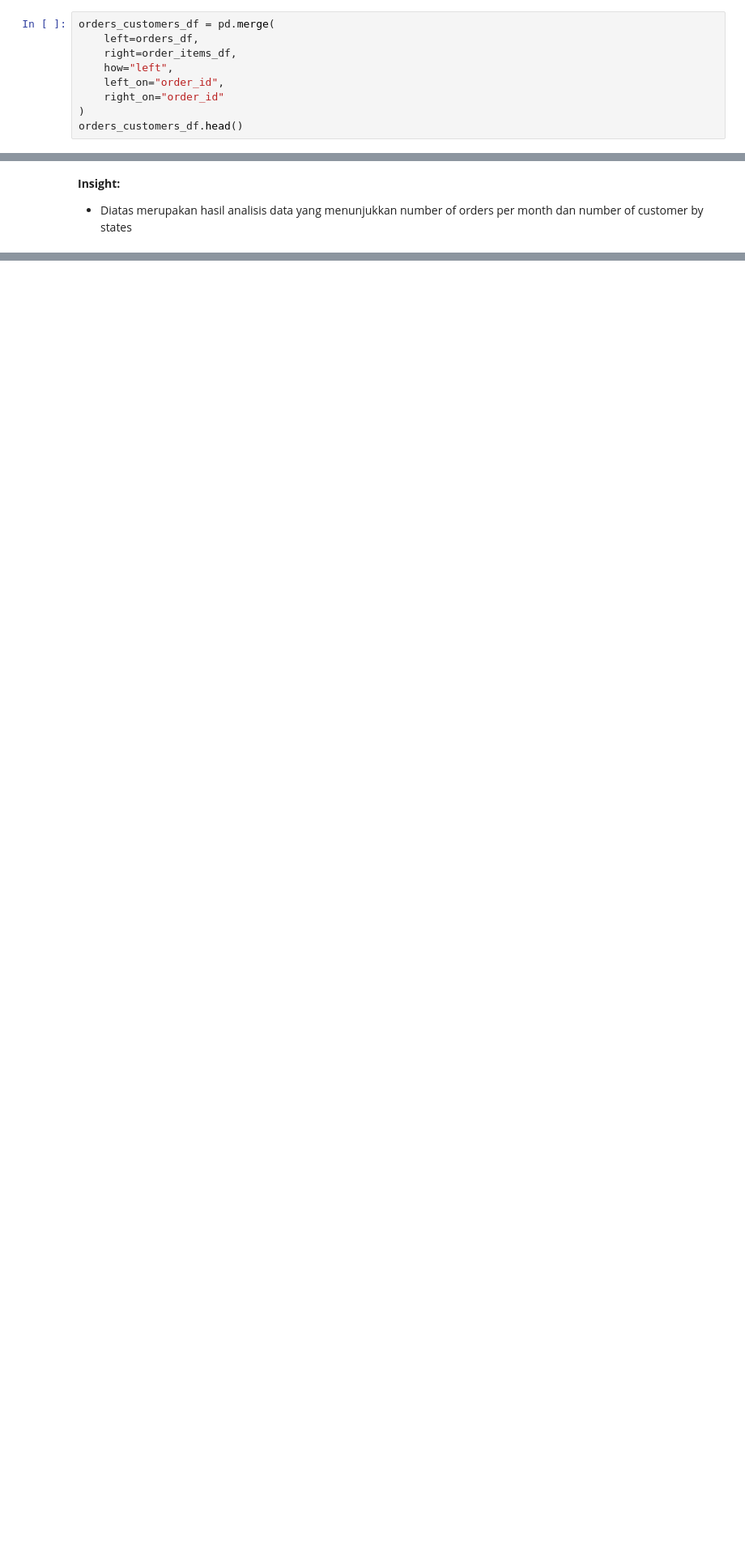
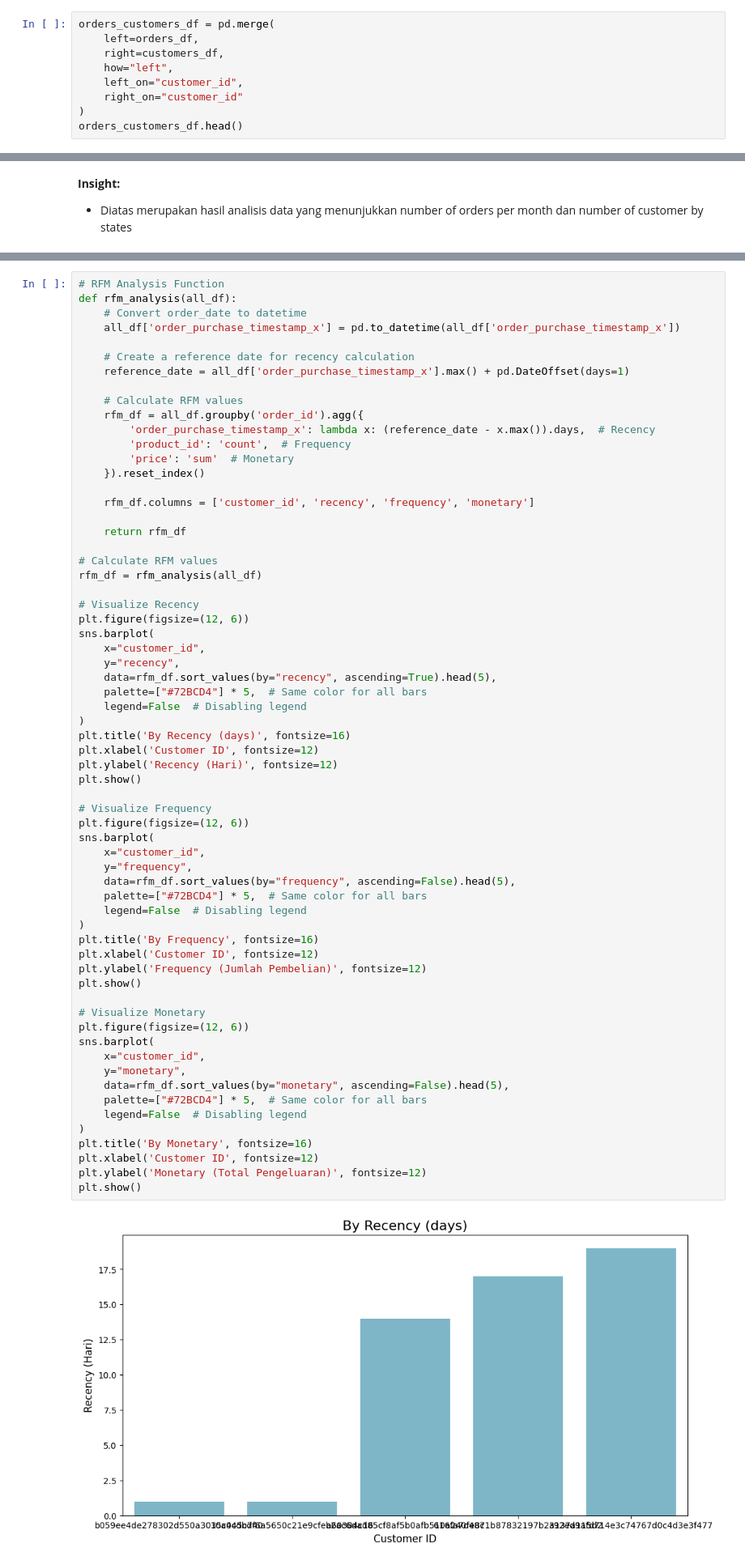
Before and after one commit to nafisahh33/app, a Jupyter notebook: Proyek_Analisis_Data.ipynb, the cells around one changed output, grey strips where cells are left out. Shown: that part at 81% size. Saved outputs shown, nothing was run; the diff lists cells and outputs as text; blank space fills up the shorter version.

```diff
--- a/Proyek_Analisis_Data.ipynb
+++ b/Proyek_Analisis_Data.ipynb
@@ -986,10 +986,10 @@ dtype: int64
 # %%
 orders_customers_df = pd.merge(
     left=orders_df,
-    right=order_items_df,
+    right=customers_df,
     how="left",
-    left_on="order_id",
-    right_on="order_id"
+    left_on="customer_id",
+    right_on="customer_id"
 )
 orders_customers_df.head()
 # %% [output]
@@ -1109,0 +1110,66 @@ all_df.to_csv("all_data.csv", index=False)
+# %%
+# RFM Analysis Function
+def rfm_analysis(all_df):
+    # Convert order_date to datetime
+    all_df['order_purchase_timestamp_x'] = pd.to_datetime(all_df['order_purchase_timestamp_x'])
+
+    # Create a reference date for recency calculation
+    reference_date = all_df['order_purchase_timestamp_x'].max() + pd.DateOffset(days=1)
+
+    # Calculate RFM values
+    rfm_df = all_df.groupby('order_id').agg({
+        'order_purchase_timestamp_x': lambda x: (reference_date - x.max()).days,  # Recency
+        'product_id': 'count',  # Frequency
+        'price': 'sum'  # Monetary
+    }).reset_index()
+
+    rfm_df.columns = ['customer_id', 'recency', 'frequency', 'monetary']
+
+    return rfm_df
+
+# Calculate RFM values
+rfm_df = rfm_analysis(all_df)
+
+# Visualize Recency
+plt.figure(figsize=(12, 6))
+sns.barplot(
+    x="customer_id",
+    y="recency",
+    data=rfm_df.sort_values(by="recency", ascending=True).head(5),
+    palette=["#72BCD4"] * 5,  # Same color for all bars
+    legend=False  # Disabling legend
+)
+plt.title('By Recency (days)', fontsize=16)
+plt.xlabel('Customer ID', fontsize=12)
+plt.ylabel('Recency (Hari)', fontsize=12)
+plt.show()
+
+# Visualize Frequency
+plt.figure(figsize=(12, 6))
+sns.barplot(
+    x="customer_id",
+    y="frequency",
+    data=rfm_df.sort_values(by="frequency", ascending=False).head(5),
+    palette=["#72BCD4"] * 5,  # Same color for all bars
+    legend=False  # Disabling legend
+)
+plt.title('By Frequency', fontsize=16)
+plt.xlabel('Customer ID', fontsize=12)
+plt.ylabel('Frequency (Jumlah Pembelian)', fontsize=12)
+plt.show()
+
+# Visualize Monetary
+plt.figure(figsize=(12, 6))
+sns.barplot(
+    x="customer_id",
+    y="monetary",
+    data=rfm_df.sort_values(by="monetary", ascending=False).head(5),
+    palette=["#72BCD4"] * 5,  # Same color for all bars
+    legend=False  # Disabling legend
+)
+plt.title('By Monetary', fontsize=16)
+plt.xlabel('Customer ID', fontsize=12)
+plt.ylabel('Monetary (Total Pengeluaran)', fontsize=12)
+plt.show()
+# %% [output]
+[figure, added]
```
Also changed, not shown: parts of 9 cells of this notebook.
